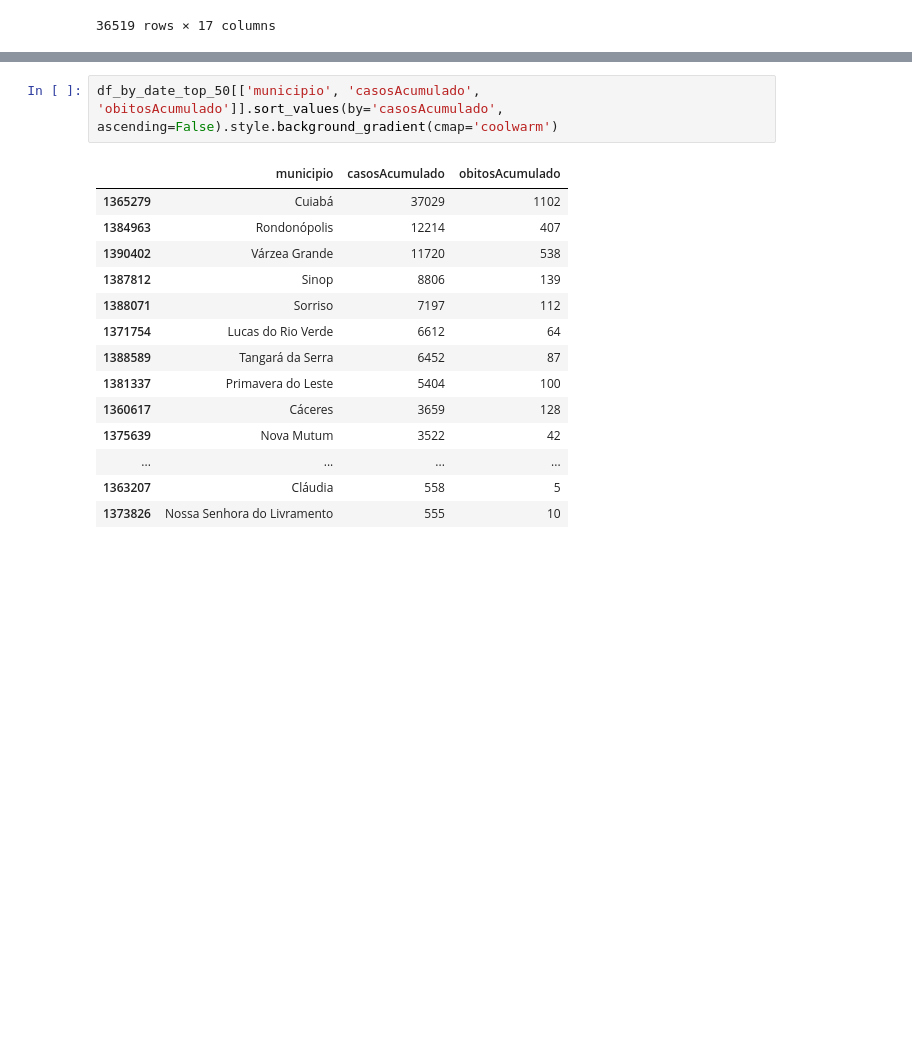
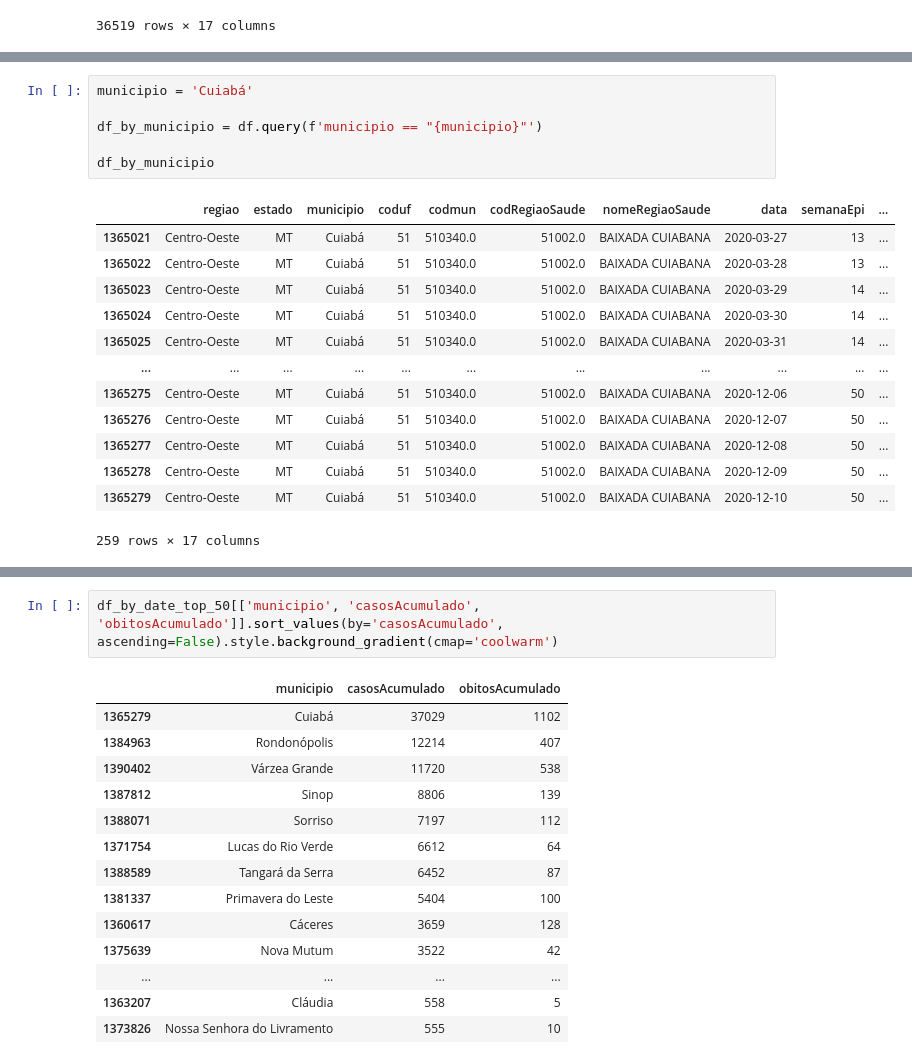
Before and after one commit to marck7jr/sad-exame-final, a Jupyter notebook: notebooks/python-covid-19-mt-oficial.ipynb, the cells around one changed output, grey strips where cells are left out. Drawn from its saved outputs; the diff is of its cells as text; blank space fills up the shorter version.

```diff
--- a/notebooks/python-covid-19-mt-oficial.ipynb
+++ b/notebooks/python-covid-19-mt-oficial.ipynb
@@ -67,4 +67,24 @@ df_by_date_top_50.plot.barh(figsize=(16,16), x='municipio', y=['obitosAcumulado'
 # %% [output]
 <matplotlib.axes._subplots.AxesSubplot at 0x...>
 [figure]
+# %%
+municipio = 'Cuiabá'
+
+df_by_municipio = df.query(f'municipio == "{municipio}"')
+
+df_by_municipio
+# %% [output]
+|  | regiao | estado | municipio | coduf | codmun | codRegiaoSaude | nomeRegiaoSaude | data | semanaEpi | ... |
+| 1365021 | Centro-Oeste | MT | Cuiabá | 51 | 510340.0 | 51002.0 | BAIXADA CUIABANA | 2020-03-27 | 13 | ... |
+| 1365022 | Centro-Oeste | MT | Cuiabá | 51 | 510340.0 | 51002.0 | BAIXADA CUIABANA | 2020-03-28 | 13 | ... |
+| 1365023 | Centro-Oeste | MT | Cuiabá | 51 | 510340.0 | 51002.0 | BAIXADA CUIABANA | 2020-03-29 | 14 | ... |
+| 1365024 | Centro-Oeste | MT | Cuiabá | 51 | 510340.0 | 51002.0 | BAIXADA CUIABANA | 2020-03-30 | 14 | ... |
+| 1365025 | Centro-Oeste | MT | Cuiabá | 51 | 510340.0 | 51002.0 | BAIXADA CUIABANA | 2020-03-31 | 14 | ... |
+| ... | ... | ... | ... | ... | ... | ... | ... | ... | ... | ... |
+| 1365275 | Centro-Oeste | MT | Cuiabá | 51 | 510340.0 | 51002.0 | BAIXADA CUIABANA | 2020-12-06 | 50 | ... |
+| 1365276 | Centro-Oeste | MT | Cuiabá | 51 | 510340.0 | 51002.0 | BAIXADA CUIABANA | 2020-12-07 | 50 | ... |
+| 1365277 | Centro-Oeste | MT | Cuiabá | 51 | 510340.0 | 51002.0 | BAIXADA CUIABANA | 2020-12-08 | 50 | ... |
+| 1365278 | Centro-Oeste | MT | Cuiabá | 51 | 510340.0 | 51002.0 | BAIXADA CUIABANA | 2020-12-09 | 50 | ... |
+| 1365279 | Centro-Oeste | MT | Cuiabá | 51 | 510340.0 | 51002.0 | BAIXADA CUIABANA | 2020-12-10 | 50 | ... |
+259 rows × 17 columns
 # %%
```
Also changed, not shown: parts of 5 cells of this notebook.
